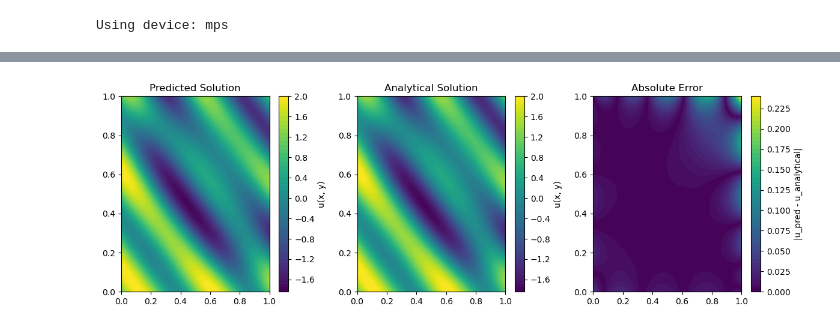
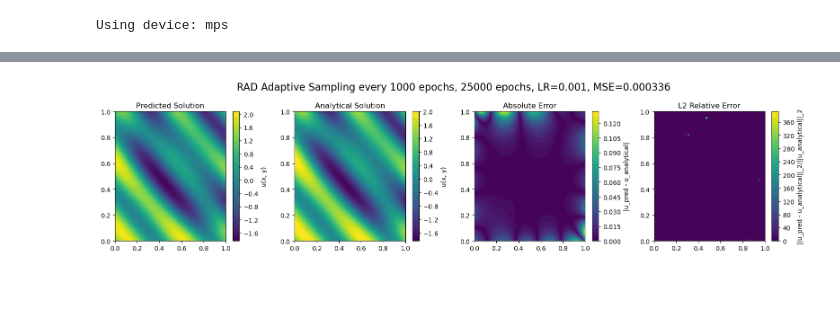
Before and after one commit to LouisKamp/02456-Deep-Learning-Project, a Jupyter notebook: PINN_RAD_FIXED.ipynb, the cells around one changed output, grey strips where cells are left out. Drawn from its saved outputs; the diff is of its cells as text; code cells hidden in the pictures; blank space fills up the shorter version.

```diff
--- a/PINN_RAD_FIXED.ipynb
+++ b/PINN_RAD_FIXED.ipynb
@@ -65,7 +65,7 @@ def loss_pinn(model, xy, x_boundary, u_boundary, f):
     # boundary condition loss
     u_boundary_pred = model(x_boundary)
     boundary_loss = torch.mean((u_boundary_pred - u_boundary)**2)
-    return physical_loss + 10* boundary_loss
+    return physical_loss + 10* boundary_loss, physical_loss, boundary_loss
 
 
 def compute_residuals(model, points):
@@ -116,7 +116,11 @@ f = laplacian(u_analytical, x_interior)
 x_interior.requires_grad_(False)
 
 # Boundary points
-x_boundary_x = torch.linspace(0, 1, 100, device=device).unsqueeze(1)
+#x_boundary_x = torch.linspace(0, 1, 250, device=device).unsqueeze(1)
+n_boundary_points = 1000
+n_boundary_points_per_side = n_boundary_points // 4
+
+x_boundary_x = torch.rand((n_boundary_points_per_side, 1), device=device) * 1.0
 x_boundary = torch.cat([
     torch.cat([x_boundary_x, torch.zeros_like(x_boundary_x)], dim=1),
     torch.cat([x_boundary_x, torch.ones_like(x_boundary_x)], dim=1),
@@ -191,40 +218,50 @@ for epoch in range(num_epochs):
 # Plotting:
 grid_x, grid_y = torch.meshgrid(torch.linspace(0, 1, 100), torch.linspace(0, 1, 100))
 grid_points = torch.stack([grid_x.flatten(), grid_y.flatten()], dim=-1).to(device)
 
 # Predict solution on the grid
 with torch.no_grad():
     u_pred = model(grid_points).reshape(100, 100).cpu().numpy()
 
 # Calculate analytical solution on the grid
 x_vals = grid_x.cpu().numpy()
 y_vals = grid_y.cpu().numpy()
 u_analytical = analytical_solution(grid_x, grid_y).cpu().numpy()
 
 # Plot the predicted solution
-plt.figure(figsize=(12, 4))
+plt.figure(figsize=(16, 4))
 
-plt.subplot(1, 3, 1)
+plt.subplot(1, 4, 1)
 plt.contourf(x_vals, y_vals, u_pred, levels=50)
 plt.colorbar(label="u(x, y)")
-plt.title("Predicted Solution")
+plt.title(f"Predicted Solution")
 
 # Plot the analytical solution
-plt.subplot(1, 3, 2)
+plt.subplot(1, 4, 2)
 plt.contourf(x_vals, y_vals, u_analytical, levels=50)
 plt.colorbar(label="u(x, y)")
 plt.title("Analytical Solution")
 
-# Plot the difference
-plt.subplot(1, 3, 3)
+# Plot the absolute difference
+plt.subplot(1, 4, 3)
 plt.contourf(x_vals, y_vals, np.abs(u_pred - u_analytical), levels=50)
 plt.colorbar(label="|u_pred - u_analytical|")
 plt.title("Absolute Error")
 
+# Plot the L2 relative error
+plt.subplot(1, 4, 4)
+l2_rel_error = np.sqrt((u_pred - u_analytical)**2) / np.sqrt(u_analytical**2)
+plt.contourf(x_vals, y_vals, l2_rel_error, levels=50)
+plt.colorbar(label="||u_pred - u_analytical||_2/||u_analytical||_2")
+plt.title("L2 Relative Error")
+
+mse = torch.mean((torch.tensor(u_pred) - torch.tensor(u_analytical))**2)
+plt.suptitle(f'RAD Adaptive Sampling every 1000 epochs, 25000 epochs, LR=0.001, MSE={mse:.6f}', fontsize=16)
 plt.tight_layout()
+plt.savefig("pinn_RAD.pdf", format="pdf")
 plt.show()
 # %% [output]
-[figure, old version]
+[figure, new version]
 # %%
 # evaluate output in (0.5, 0.5)
 model(torch.tensor([0.4, 0.2], device=device))
```
Also changed, not shown: parts of 4 cells of this notebook, 7 other files.
